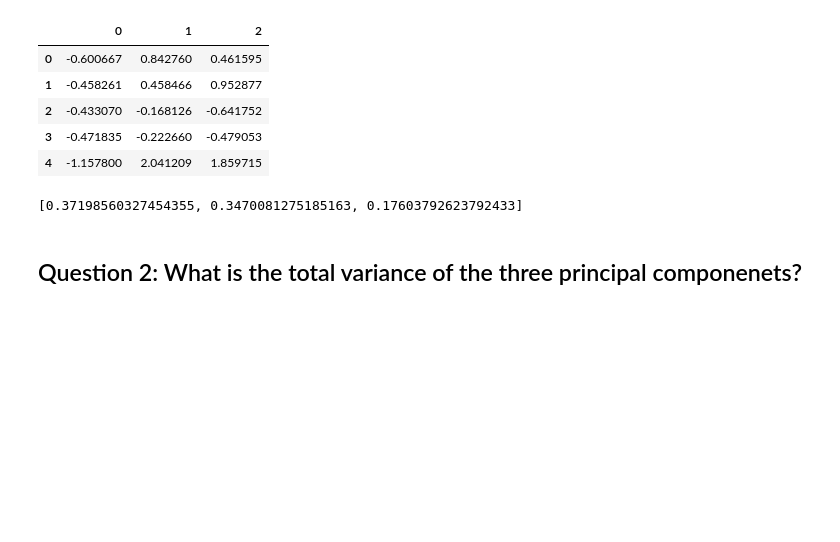
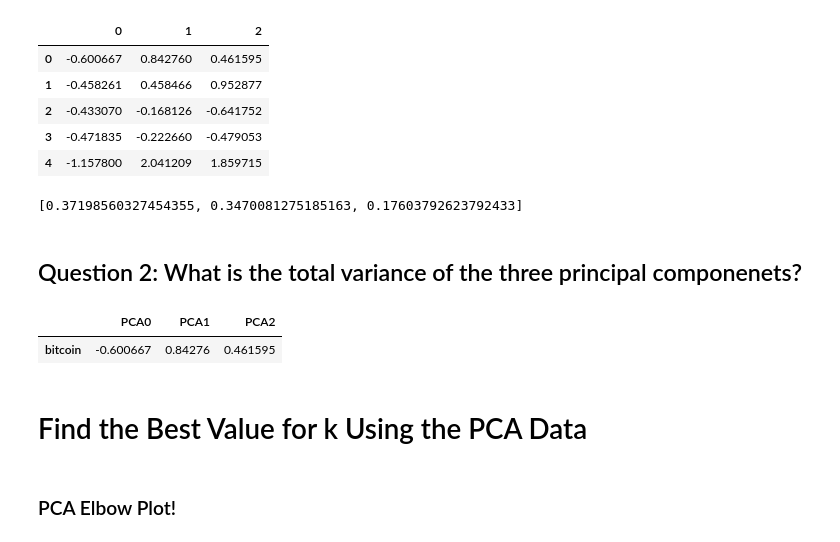
Before and after one commit to JenniferM-BShulyak/CryptoClustering, a Jupyter notebook: crypto_clustering.ipynb, the cells around one changed output. Cells and saved outputs as stored; diff of their text form; code cells hidden in the pictures; blank space fills up the shorter version.

Commit message:
Found the optimal k value for the pca data

```diff
--- a/crypto_clustering.ipynb
+++ b/crypto_clustering.ipynb
@@ -174,3 +174,14 @@ list(pca.explained_variance_ratio_)
 [0.37198560327454355, 0.3470081275185163, 0.17603792623792433]
 # %% [markdown]
 ## Question 2: What is the total variance of the three principal componenets?
+# %%
+# Make a DF of the new PCA data with the og crypto names as the index
+c = ['PCA' + str(x) for x in range(3)]
+market_pca_df = pd.DataFrame(market_pca, columns=c)
+market_pca_df.index = i
+market_pca_df.head(1)
+# %% [output]
+|  | PCA0 | PCA1 | PCA2 |
+| bitcoin | -0.600667 | 0.84276 | 0.461595 |
+# %% [markdown]
+# Find the Best Value for k Using the PCA Data
@@ -176,0 +202,2 @@ list(pca.explained_variance_ratio_)
+# %% [markdown]
+### PCA Elbow Plot!
```
Also changed, not shown: parts of 7 cells of this notebook.
